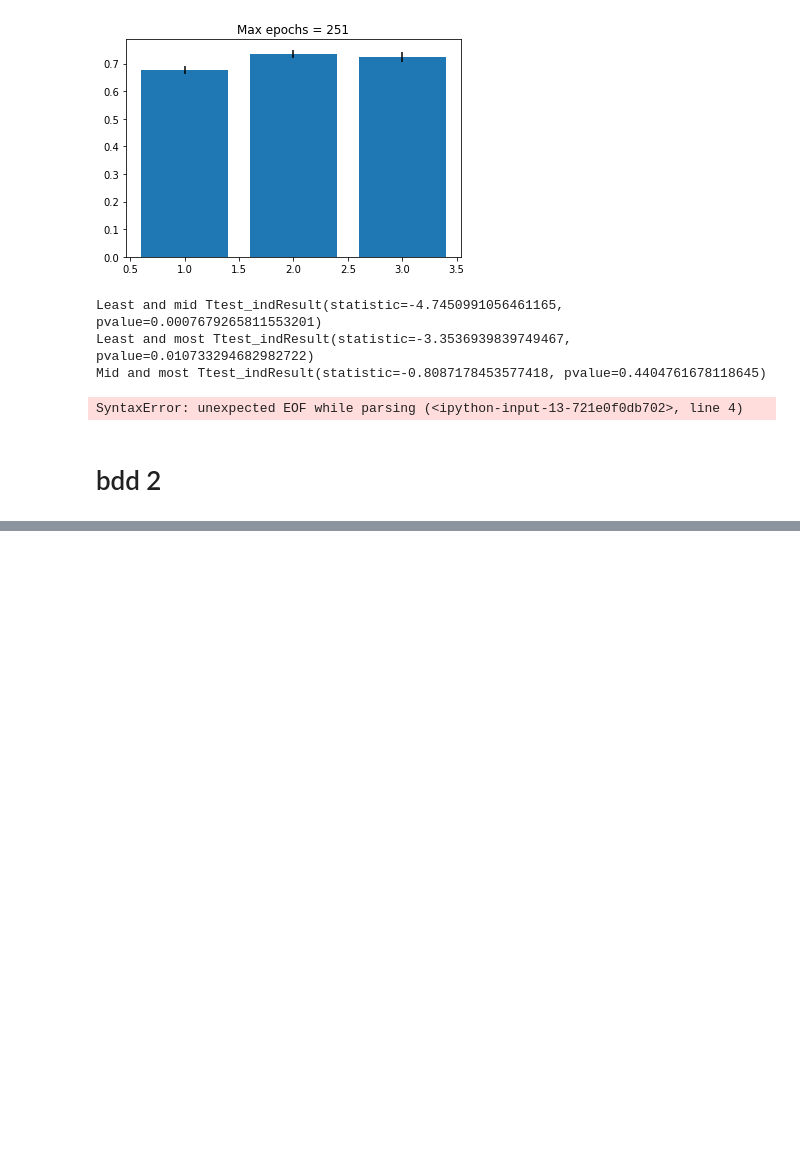
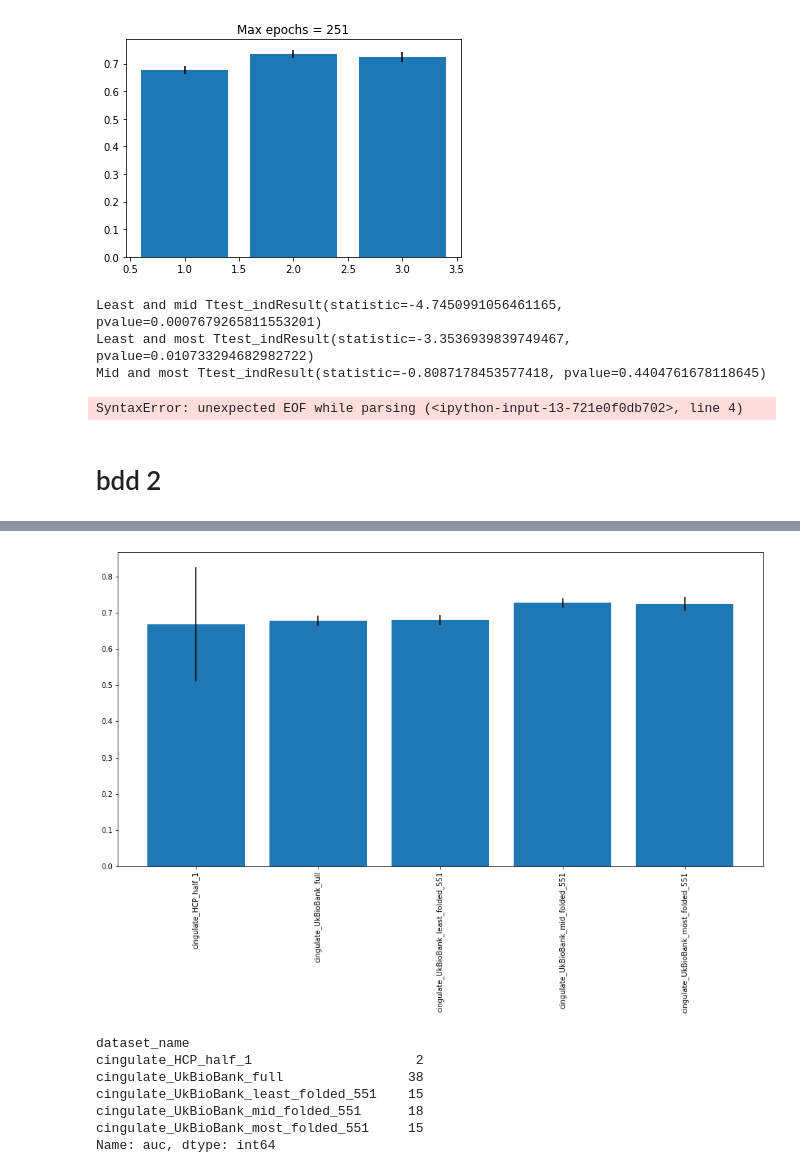
Before and after one commit to neurospin-projects/2023_agaudin_jchavas_folding_supervised, a Jupyter notebook: contrastive/notebooks/bdd_analysis.ipynb, the cells around one changed output, grey strips where cells are left out. Cells and saved outputs as stored; diff of their text form; code cells hidden in the pictures; blank space fills up the shorter version.

```diff
--- a/contrastive/notebooks/bdd_analysis.ipynb
+++ b/contrastive/notebooks/bdd_analysis.ipynb
@@ -258 +315,39 @@ Name: auc, dtype: float64
+# %%
+def confidence_interval(data, percentage=95):
+    if percentage == 95:
+        z = 1.96
+    else:
+        raise(ValueError("frero..."))
+
+    std = np.std(data)
+    N = data.shape[0]
+
+    diff = z * std/np.sqrt(N)
+
+    return diff
+# %%
+X = filtered_bdd.dataset_name.unique()
+Y = filtered_bdd.groupby('dataset_name').auc.mean()
+
+N = filtered_bdd.groupby('dataset_name').auc.count()
+
+err_bars = filtered_bdd.groupby('dataset_name').auc.apply(confidence_interval)
+
+
+plt.figure(figsize=(16,8))
+plt.bar(range(X.shape[0]), Y.values)
+plt.xticks(ticks=range(X.shape[0]), labels=X, rotation=90)
+plt.errorbar(range(X.shape[0]), Y.values, err_bars, fmt='none', c='black')
+plt.show()
+
+N
+# %% [output]
+[figure, added]
+dataset_name
+cingulate_HCP_half_1                     2
+cingulate_UkBioBank_full                38
+cingulate_UkBioBank_least_folded_551    15
+cingulate_UkBioBank_mid_folded_551      18
+cingulate_UkBioBank_most_folded_551     15
+Name: auc, dtype: int64
 # %%
```
Also changed, not shown: parts of 17 cells of this notebook, 4 other files.
